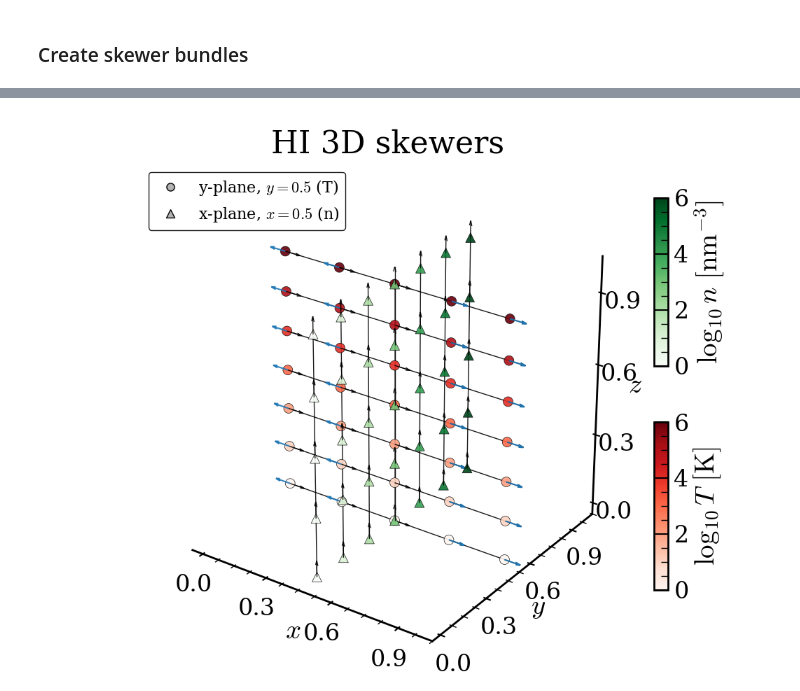
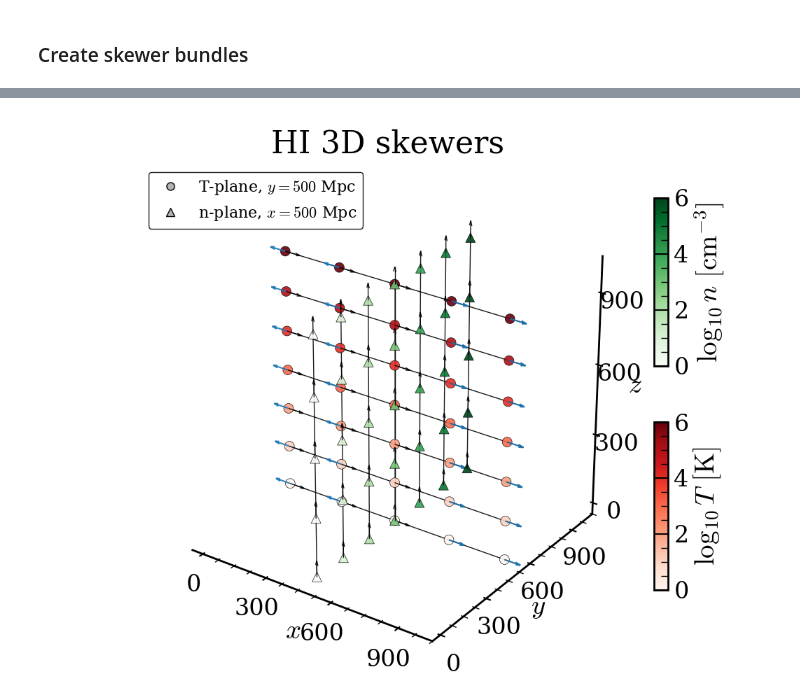
Before and after one commit to daniellopezcano/SkewerJAX, a Jupyter notebook: notebooks/fields.ipynb, the cells around one changed output, grey strips where cells are left out. Drawn from its saved outputs; the diff is of its cells as text; code cells hidden in the pictures.

```diff
--- a/notebooks/fields.ipynb
+++ b/notebooks/fields.ipynb
@@ -44,22 +44,22 @@ from skewerjax.cosmology.cosmology import Cosmology
 from skewerjax.fields.fields import ScalarField, VectorField, Fields
 import skewerjax.fields.toy_model_samplers as toy_samplers
 # %%
-L_box = 1.0
+L_box = 1000.0 # UNITS: [Mpc]
 
 fields = Fields({
     "HI": {
-        "temperature": ScalarField(toy_samplers.temperature_sampler(T0_min=1e0, T0_max=1e6, L_box=L_box)),
-        "velocity": VectorField(toy_samplers.velocity_sampler(v0_min=-0.001, v0_max=0.001, L_box=L_box)),
-        "turbulence": ScalarField(toy_samplers.turbulence_sampler(b_turb=0.0)),
-        "collisional": ScalarField(toy_samplers.collisional_sampler(A_coll=0.0)),
-        "number_density": ScalarField(toy_samplers.number_density_sampler(n0_min=1e0, n0_max=1e6, L_box=L_box)),
+        "temperature": ScalarField(toy_samplers.temperature_sampler(T0_min=1e0, T0_max=1e6, L_box=L_box)),       # UNITS: [K]
+        "velocity": VectorField(toy_samplers.velocity_sampler(v0_min=-300.0, v0_max=300.0, L_box=L_box)),        # UNITS: [km/s]
+        "turbulence": ScalarField(toy_samplers.turbulence_sampler(b_turb=0.0)),                                  # UNITS: [km/s]
+        "collisional": ScalarField(toy_samplers.collisional_sampler(A_coll=0.0)),                                # UNITS: [GHz]
+        "number_density": ScalarField(toy_samplers.number_density_sampler(n0_min=1e0, n0_max=1e6, L_box=L_box)), # UNITS: [cm^-3]
     },
     "SiIII": {
-        "temperature": ScalarField(toy_samplers.temperature_sampler(T0_min=1e0, T0_max=1e6, L_box=L_box)),
-        "velocity": VectorField(toy_samplers.velocity_sampler(v0_min=-0.001, v0_max=0.001, L_box=L_box)),
-        "turbulence": ScalarField(toy_samplers.turbulence_sampler(b_turb=0.0)),
-        "collisional": ScalarField(toy_samplers.collisional_sampler(A_coll=0.0)),
-        "number_density": ScalarField(toy_samplers.number_density_sampler(n0_min=1e0, n0_max=1e6, L_box=L_box)),
+        "temperature": ScalarField(toy_samplers.temperature_sampler(T0_min=1e0, T0_max=1e6, L_box=L_box)),       # UNITS: [K]
+        "velocity": VectorField(toy_samplers.velocity_sampler(v0_min=-300.0, v0_max=300.0, L_box=L_box)),        # UNITS: [km/s]
+        "turbulence": ScalarField(toy_samplers.turbulence_sampler(b_turb=0.0)),                                  # UNITS: [km/s]
+        "collisional": ScalarField(toy_samplers.collisional_sampler(A_coll=0.0)),                                # UNITS: [GHz]
+        "number_density": ScalarField(toy_samplers.number_density_sampler(n0_min=1e0, n0_max=1e6, L_box=L_box)), # UNITS: [cm^-3]
     }
 })
 # %%
@@ -602,7 +539,7 @@ cbar_T = fig.colorbar(sm_T, cax=cax_T)
 cbar_T.set_label(r"$\log_{10} T\ \mathrm{[K]}$")
 
 cbar_n = fig.colorbar(sm_n, cax=cax_n)
-cbar_n.set_label(r"$\log_{10} n\ \mathrm{[nm^{-3}]}$")
+cbar_n.set_label(r"$\log_{10} n\ \mathrm{[cm^{-3}]}$")
 
 # =========================================================
 # Axes, aspect, limits, ticks, legend
@@ -629,33 +566,33 @@ for axis in (ax.xaxis, ax.yaxis, ax.zaxis):
         axis.pane.set_visible(False)
     except AttributeError:
         pass
 
 ax.set_box_aspect((L + 2*pad, L + 2*pad, L + 2*pad))
 ax.view_init(elev=28, azim=-55)
 
 legend_handles = [
     Line2D(
         [0], [0], marker="o", linestyle="none",
         markerfacecolor="0.7", markeredgecolor="k",
-        markersize=8, label=rf"y-plane, $y={y_plane:.3g}$ (T)",
+        markersize=8, label=rf"T-plane, $y={y_plane:.3g}$ Mpc",
     ),
     Line2D(
         [0], [0], marker="^", linestyle="none",
         markerfacecolor="0.7", markeredgecolor="k",
-        markersize=8, label=rf"x-plane, $x={x_plane:.3g}$ (n)",
+        markersize=8, label=rf"n-plane, $x={x_plane:.3g}$ Mpc",
     ),
 ]
 
 leg = ax.legend(
     handles=legend_handles,
     loc="upper left",
     fontsize=16,
     frameon=True,
     framealpha=0.9,
 )
 leg.get_frame().set_edgecolor("k")
 
 plt.tight_layout()
 plt.show()
 # %% [output]
-[figure, old version]
+[figure, new version]
```
Also changed, not shown: parts of 3 cells of this notebook, 7 other files.
